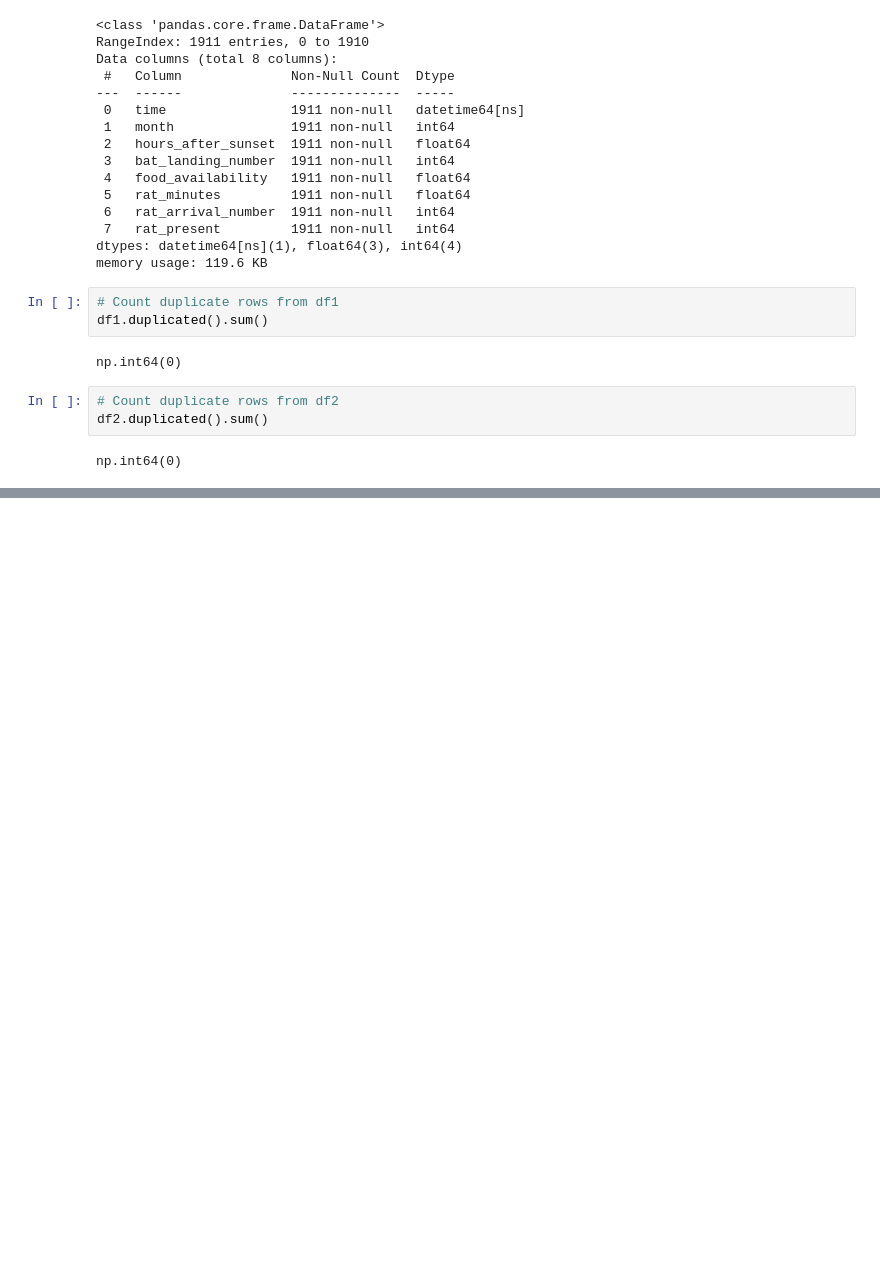
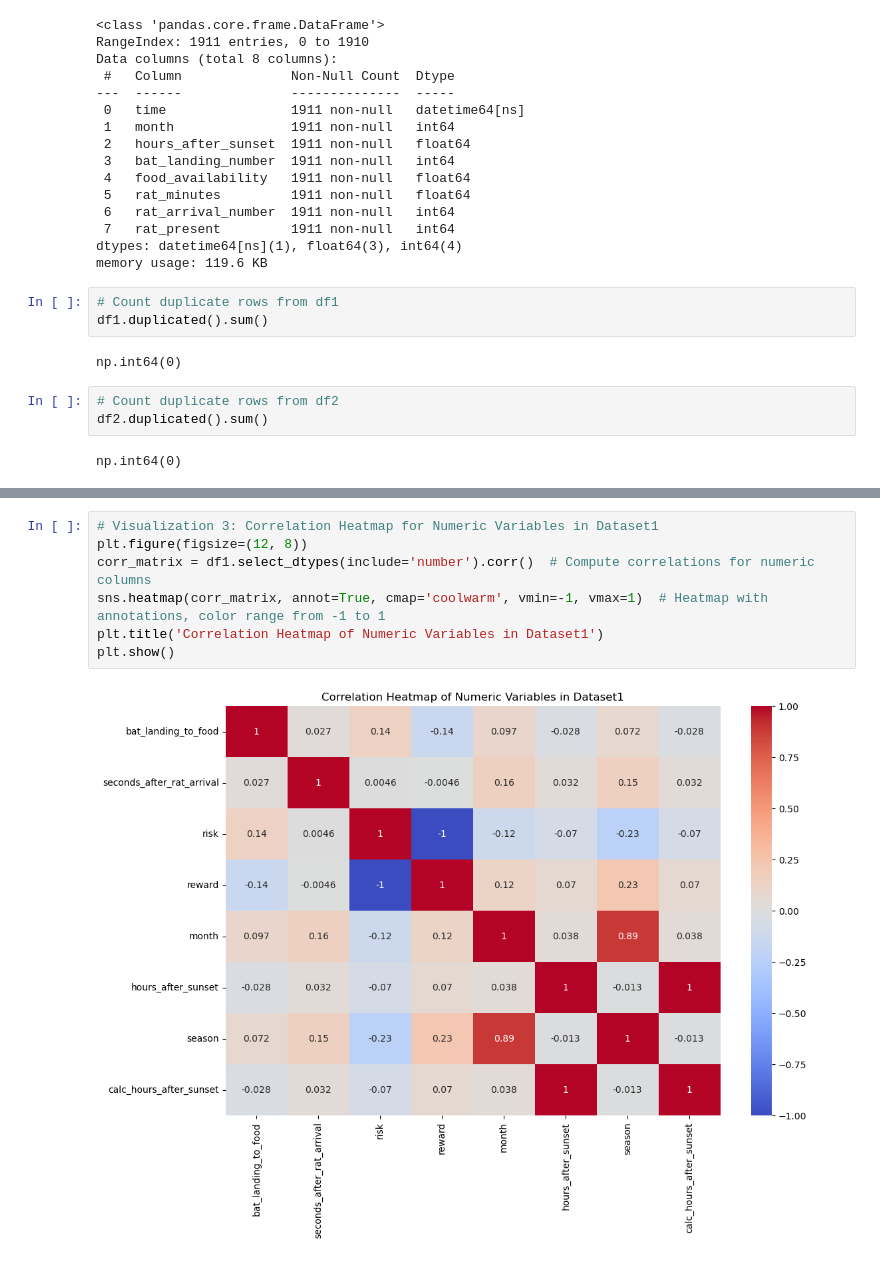
Before and after one commit to sawchinstha/Bat_Rat, a Jupyter notebook: analysis2.ipynb, the cells around one changed output, grey strips where cells are left out. Saved outputs shown, nothing was run; the diff lists cells and outputs as text; blank space fills up the shorter version.

```diff
--- a/analysis2.ipynb
+++ b/analysis2.ipynb
@@ -170,0 +447,9 @@ np.int64(0)
+# %%
+# Visualization 3: Correlation Heatmap for Numeric Variables in Dataset1
+plt.figure(figsize=(12, 8))
+corr_matrix = df1.select_dtypes(include='number').corr()  # Compute correlations for numeric columns
+sns.heatmap(corr_matrix, annot=True, cmap='coolwarm', vmin=-1, vmax=1)  # Heatmap with annotations, color range from -1 to 1
+plt.title('Correlation Heatmap of Numeric Variables in Dataset1')
+plt.show()
+# %% [output]
+[figure, added]
```
Also changed, not shown: parts of 11 cells of this notebook.
